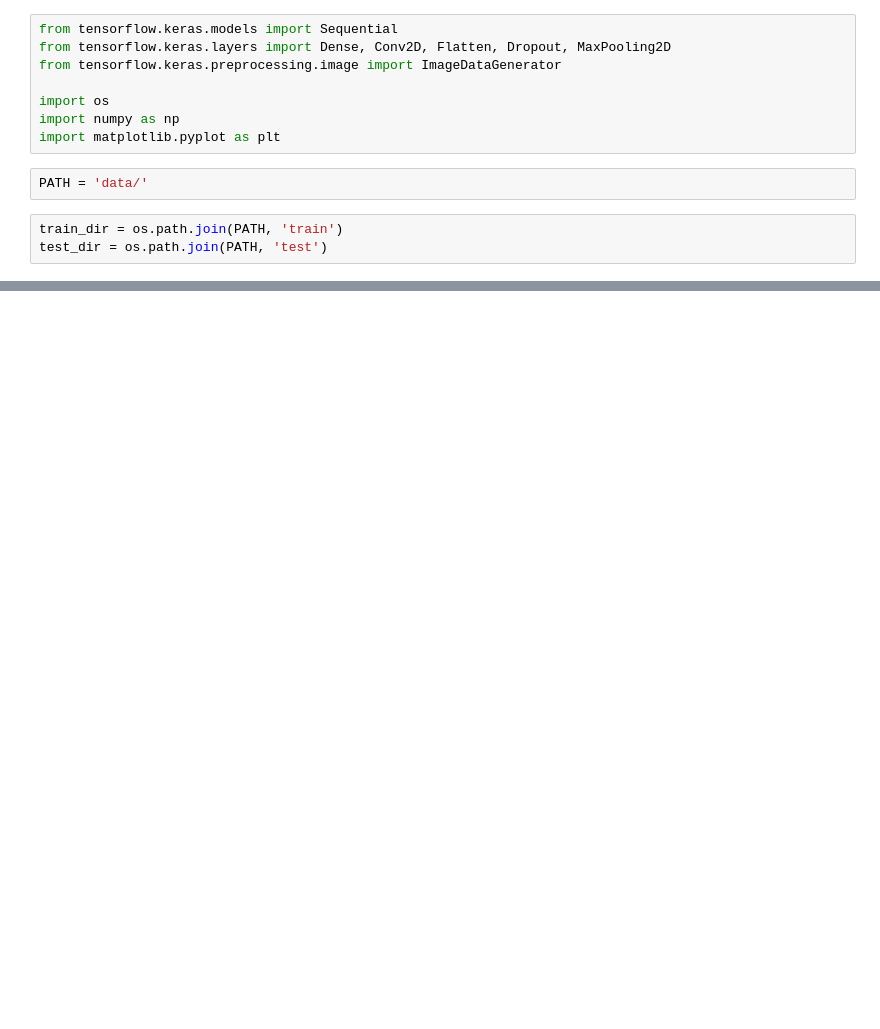
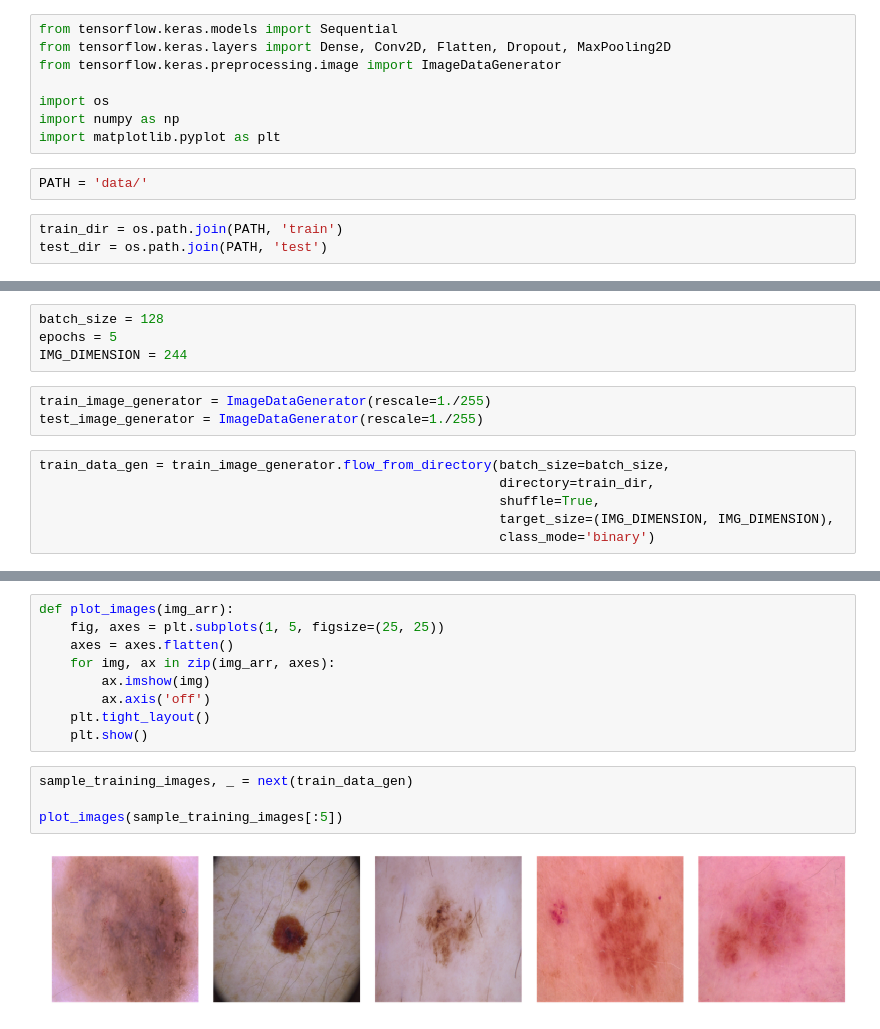
Before and after one commit to UndergraduateArtificialIntelligenceClub/skin_cancer, a Jupyter notebook: skin_cancer.ipynb, the cells around one changed output, grey strips where cells are left out. Drawn from its saved outputs; the diff is of its cells as text; blank space fills up the shorter version.

```diff
--- a/skin_cancer.ipynb
+++ b/skin_cancer.ipynb
@@ -20,0 +26,13 @@ test_malignan_dir = os.path.join(test_dir, 'malignant')
+# %%
+batch_size = 128
+epochs = 5
+IMG_DIMENSION = 244
+# %%
+train_image_generator = ImageDataGenerator(rescale=1./255)
+test_image_generator = ImageDataGenerator(rescale=1./255)
+# %%
+train_data_gen = train_image_generator.flow_from_directory(batch_size=batch_size,
+                                                           directory=train_dir,
+                                                           shuffle=True,
+                                                           target_size=(IMG_DIMENSION, IMG_DIMENSION),
+                                                           class_mode='binary')
@@ -20,0 +48,15 @@ test_malignan_dir = os.path.join(test_dir, 'malignant')
+# %%
+def plot_images(img_arr):
+    fig, axes = plt.subplots(1, 5, figsize=(25, 25))
+    axes = axes.flatten()
+    for img, ax in zip(img_arr, axes):
+        ax.imshow(img)
+        ax.axis('off')
+    plt.tight_layout()
+    plt.show()
+# %%
+sample_training_images, _ = next(train_data_gen)
+
+plot_images(sample_training_images[:5])
+# %% [output]
+[figure, added]
```
Also changed, not shown: parts of 11 cells of this notebook.
